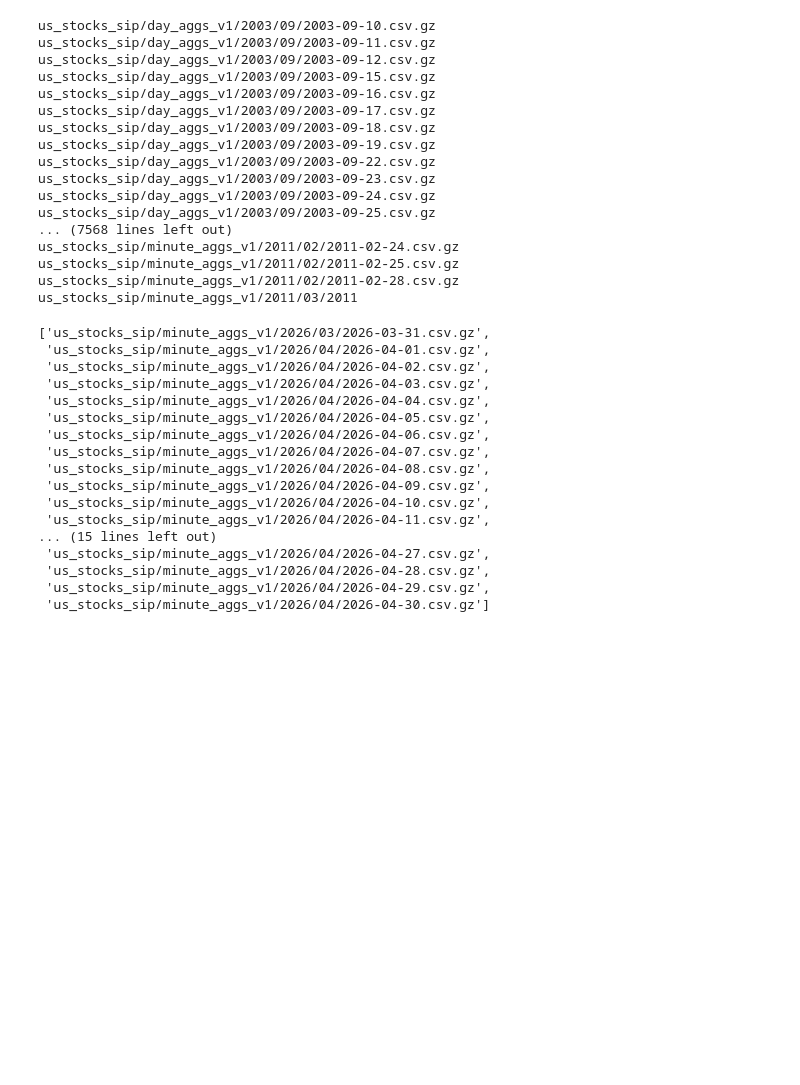
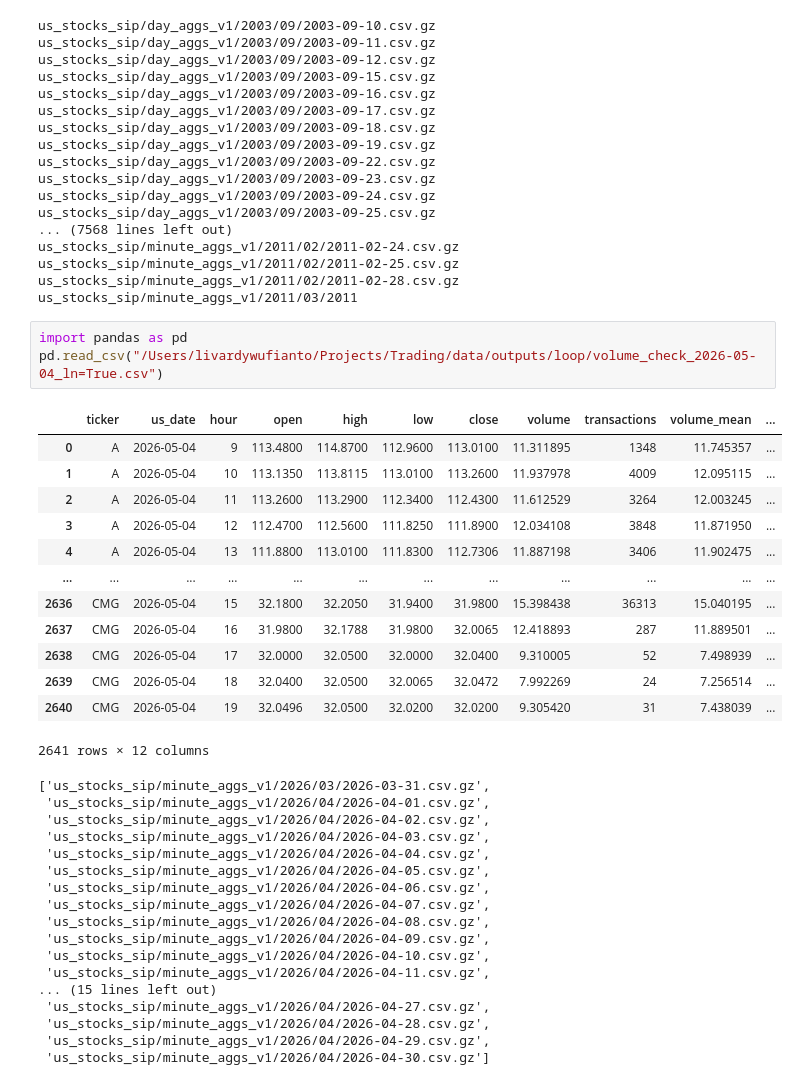
Before and after one commit to LW130003/technical-analysis, a Jupyter notebook: notebooks/download_flat_files_automation.ipynb, the cells around one changed output. Cells and saved outputs as stored; diff of their text form; blank space fills up the shorter version.

Commit message:
debug volume loop

```diff
--- a/notebooks/download_flat_files_automation.ipynb
+++ b/notebooks/download_flat_files_automation.ipynb
@@ -123,6 +123,23 @@ us_stocks_sip/minute_aggs_v1/2011/02/2011-02-24.csv.gz
 us_stocks_sip/minute_aggs_v1/2011/02/2011-02-25.csv.gz
 us_stocks_sip/minute_aggs_v1/2011/02/2011-02-28.csv.gz
 us_stocks_sip/minute_aggs_v1/2011/03/2011
+# %%
+import pandas as pd
+pd.read_csv("/Users/livardywufianto/Projects/Trading/data/outputs/loop/volume_check_2026-05-04_ln=True.csv")
+# %% [output]
+|  | ticker | us_date | hour | open | high | low | close | volume | transactions | volume_mean | ... |
+| 0 | A | 2026-05-04 | 9 | 113.4800 | 114.8700 | 112.9600 | 113.0100 | 11.311895 | 1348 | 11.745357 | ... |
+| 1 | A | 2026-05-04 | 10 | 113.1350 | 113.8115 | 113.0100 | 113.2600 | 11.937978 | 4009 | 12.095115 | ... |
+| 2 | A | 2026-05-04 | 11 | 113.2600 | 113.2900 | 112.3400 | 112.4300 | 11.612529 | 3264 | 12.003245 | ... |
+| 3 | A | 2026-05-04 | 12 | 112.4700 | 112.5600 | 111.8250 | 111.8900 | 12.034108 | 3848 | 11.871950 | ... |
+| 4 | A | 2026-05-04 | 13 | 111.8800 | 113.0100 | 111.8300 | 112.7306 | 11.887198 | 3406 | 11.902475 | ... |
+| ... | ... | ... | ... | ... | ... | ... | ... | ... | ... | ... | ... |
+| 2636 | CMG | 2026-05-04 | 15 | 32.1800 | 32.2050 | 31.9400 | 31.9800 | 15.398438 | 36313 | 15.040195 | ... |
+| 2637 | CMG | 2026-05-04 | 16 | 31.9800 | 32.1788 | 31.9800 | 32.0065 | 12.418893 | 287 | 11.889501 | ... |
+| 2638 | CMG | 2026-05-04 | 17 | 32.0000 | 32.0500 | 32.0000 | 32.0400 | 9.310005 | 52 | 7.498939 | ... |
+| 2639 | CMG | 2026-05-04 | 18 | 32.0400 | 32.0500 | 32.0065 | 32.0472 | 7.992269 | 24 | 7.256514 | ... |
+| 2640 | CMG | 2026-05-04 | 19 | 32.0496 | 32.0500 | 32.0200 | 32.0200 | 9.305420 | 31 | 7.438039 | ... |
+2641 rows × 12 columns
 # %%
 # %% [output]
 ['us_stocks_sip/minute_aggs_v1/2026/03/2026-03-31.csv.gz',
```
Also changed, not shown: parts of 1 cell of this notebook, 2 other files.
